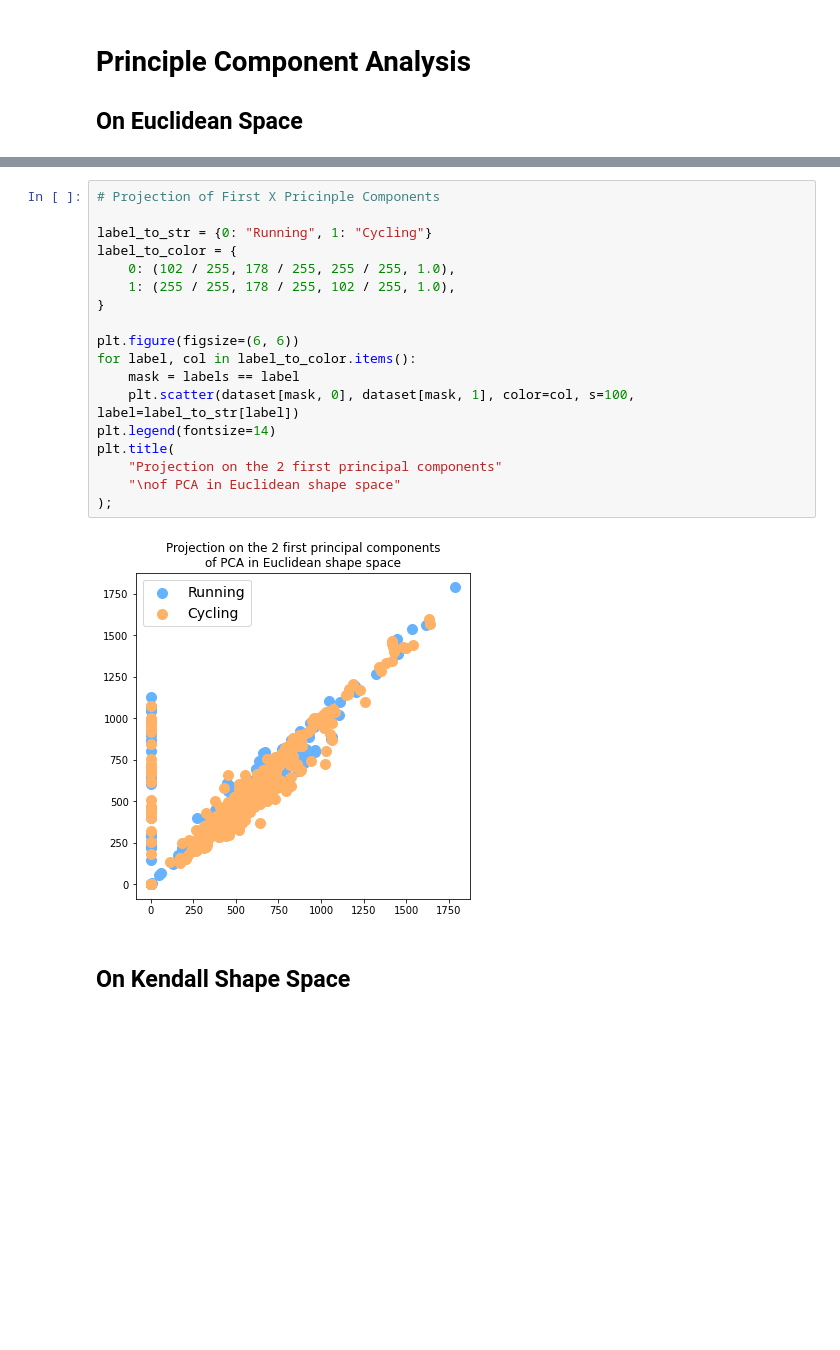
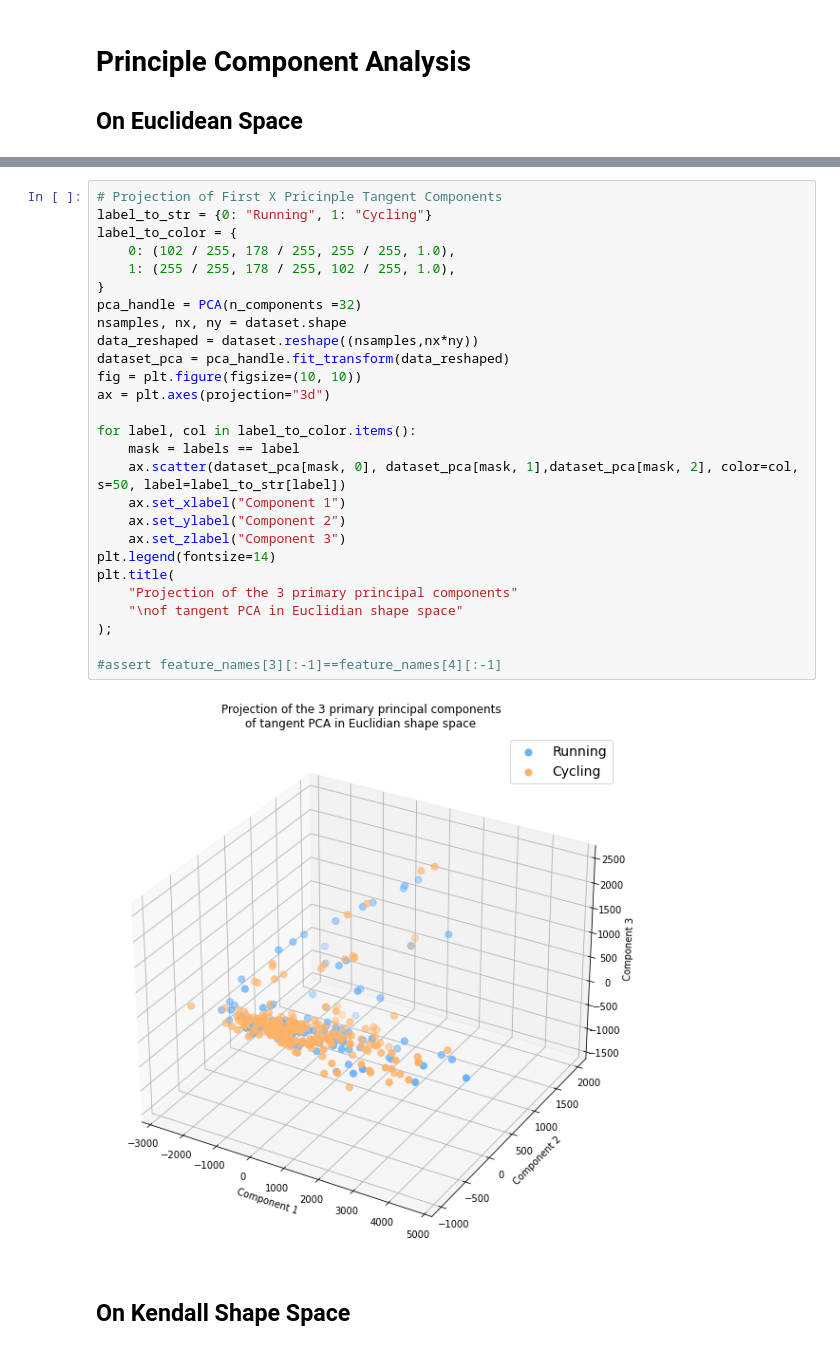
Before and after one commit to abhijithatreyat/geomstats_project, a Jupyter notebook: main.ipynb, the cells around one changed output, grey strips where cells are left out. Drawn from its saved outputs; the diff is of its cells as text; blank space fills up the shorter version.

Commit message:
Added 3D projection on Euclidian space

```diff
--- a/main.ipynb
+++ b/main.ipynb
@@ -119,23 +118,32 @@ Average Test accuracy: 0.75153
 # %%
-# Projection of First X Pricinple Components
-
+# Projection of First X Pricinple Tangent Components
 label_to_str = {0: "Running", 1: "Cycling"}
 label_to_color = {
     0: (102 / 255, 178 / 255, 255 / 255, 1.0),
     1: (255 / 255, 178 / 255, 102 / 255, 1.0),
 }
+pca_handle = PCA(n_components =32)
+nsamples, nx, ny = dataset.shape
+data_reshaped = dataset.reshape((nsamples,nx*ny))
+dataset_pca = pca_handle.fit_transform(data_reshaped)
+fig = plt.figure(figsize=(10, 10))
+ax = plt.axes(projection="3d")
 
-plt.figure(figsize=(6, 6))
 for label, col in label_to_color.items():
     mask = labels == label
-    plt.scatter(dataset[mask, 0], dataset[mask, 1], color=col, s=100, label=label_to_str[label])
+    ax.scatter(dataset_pca[mask, 0], dataset_pca[mask, 1],dataset_pca[mask, 2], color=col, s=50, label=label_to_str[label])
+    ax.set_xlabel("Component 1")
+    ax.set_ylabel("Component 2")
+    ax.set_zlabel("Component 3")
 plt.legend(fontsize=14)
 plt.title(
-    "Projection on the 2 first principal components"
-    "\nof PCA in Euclidean shape space"
+    "Projection of the 3 primary principal components"
+    "\nof tangent PCA in Euclidian shape space"
 );
+
+#assert feature_names[3][:-1]==feature_names[4][:-1]
 # %% [output]
-[figure, old version]
+[figure, new version]
 # %% [markdown]
 ## On Kendall Shape Space
 # %%
```
Also changed, not shown: parts of 9 cells of this notebook, 1 other file.
